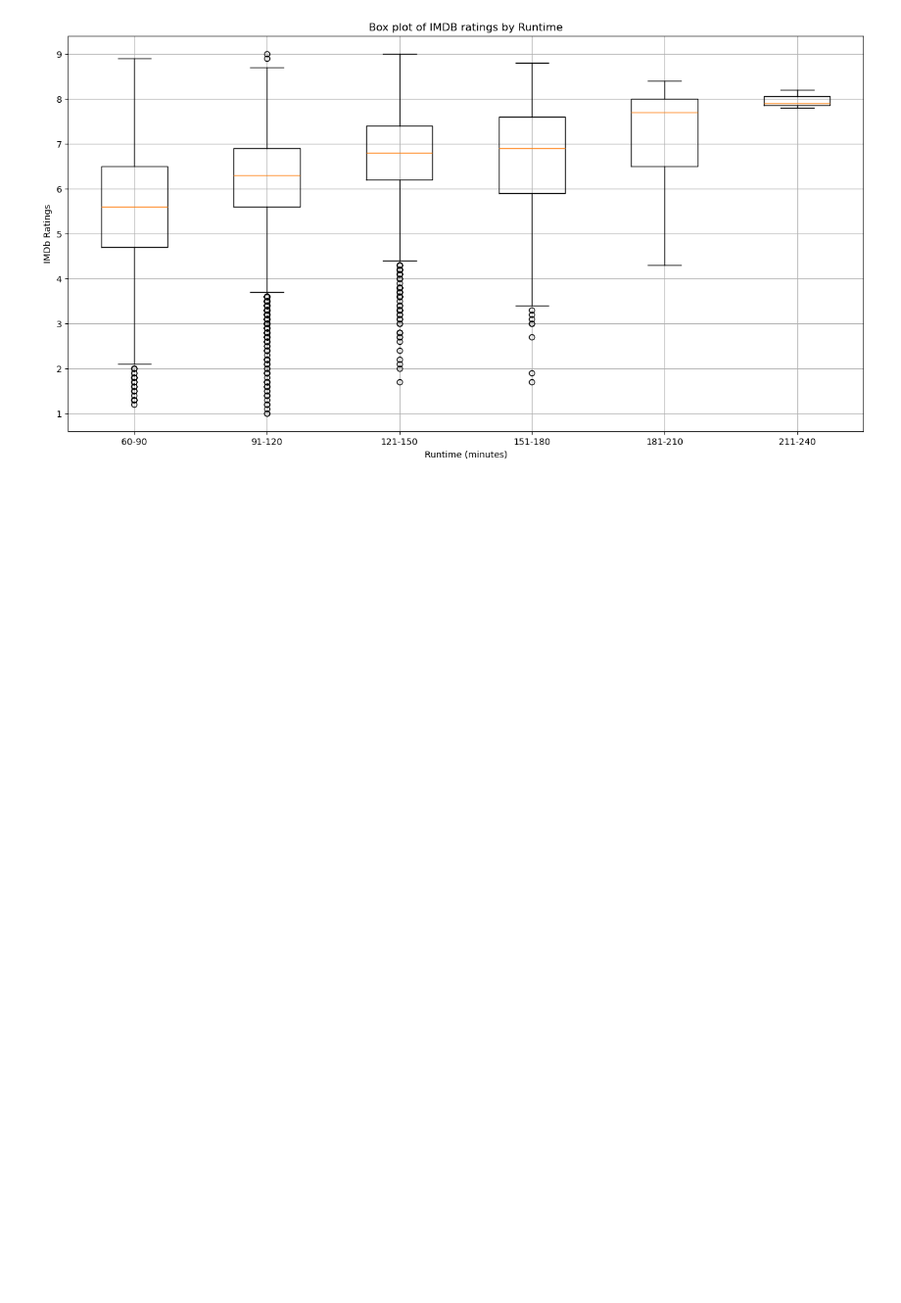
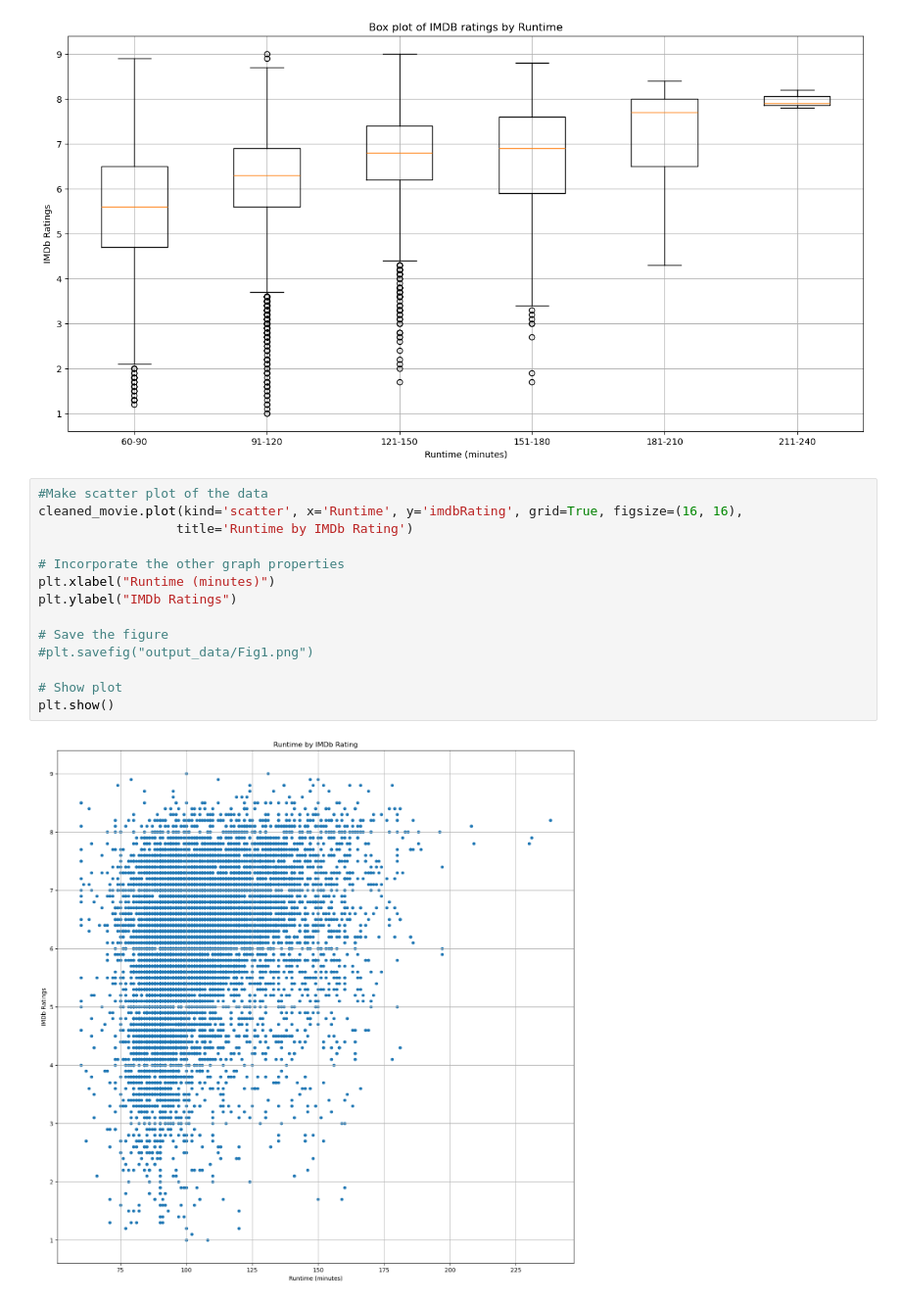
Before and after one commit to donoh160/project1_movieratings, a Jupyter notebook: zach_code.ipynb, the cells around one changed output. Shown: that part at 98% size. Cells and saved outputs as stored; diff of their text form; blank space fills up the shorter version.

```diff
--- a/zach_code.ipynb
+++ b/zach_code.ipynb
@@ -457,3 +409,19 @@ plt.grid(True)
 plt.show()
 # %% [output]
 [figure]
+# %%
+#Make scatter plot of the data
+cleaned_movie.plot(kind='scatter', x='Runtime', y='imdbRating', grid=True, figsize=(16, 16),
+                  title='Runtime by IMDb Rating')
+
+# Incorporate the other graph properties
+plt.xlabel("Runtime (minutes)")
+plt.ylabel("IMDb Ratings")
+
+# Save the figure
+#plt.savefig("output_data/Fig1.png")
+
+# Show plot
+plt.show()
+# %% [output]
+[figure, added]
```
Also changed, not shown: parts of 19 cells of this notebook.
